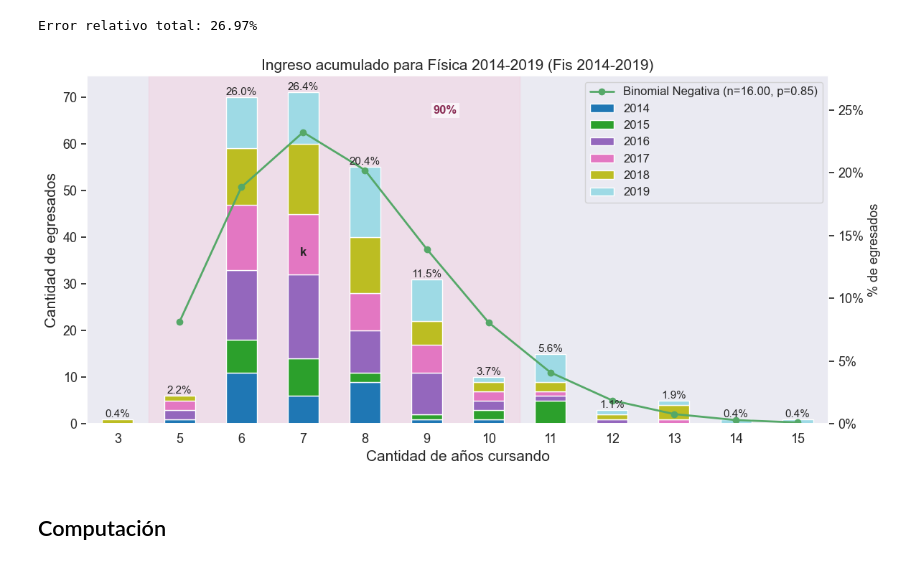
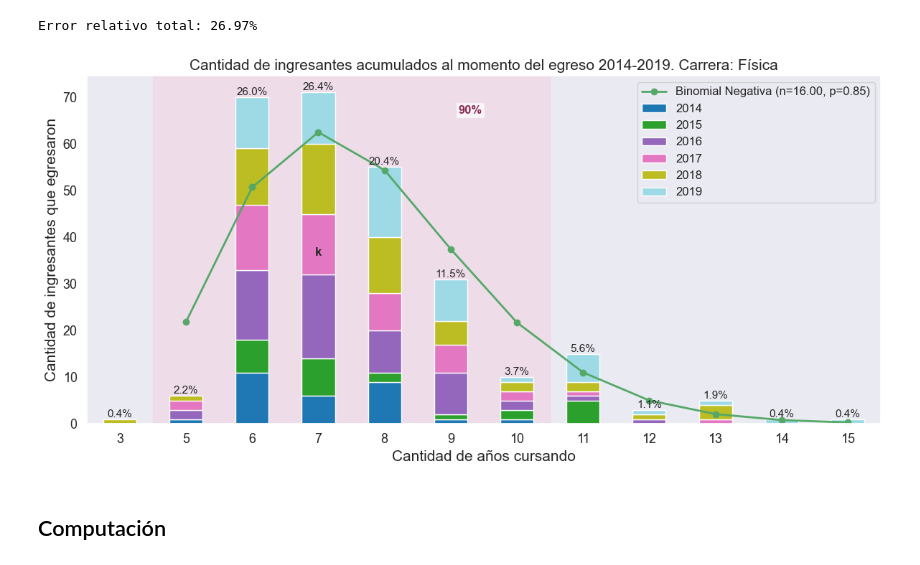
Before and after one commit to solcalloni/modelos-para-prediccion-de-abandono, a Jupyter notebook: packages/exploratory-data-analysis/FCEN_2005_2025/07-binomial.ipynb, the cells around one changed output. Cells and saved outputs as stored; diff of their text form; code cells hidden in the pictures.

```diff
--- a/packages/exploratory-data-analysis/FCEN_2005_2025/07-binomial.ipynb
+++ b/packages/exploratory-data-analysis/FCEN_2005_2025/07-binomial.ipynb
@@ -326,8 +326,8 @@ import matplotlib.pyplot as plt
 fig, ax = plt.subplots(figsize=(12, 6))
 resumen_por_cohorte_2014_2019.plot(kind="bar", stacked=True, ax=ax, colormap="tab20")
 ax.set_xlabel("Cantidad de años cursando", fontsize=15)
-ax.set_ylabel("Cantidad de egresados", fontsize=15)
-ax.set_title(f"Ingreso acumulado para Física 2014-2019 (Fis 2014-2019)", fontsize=15)
+ax.set_ylabel("Cantidad de ingresantes que egresaron", fontsize=15)
+ax.set_title(f"Cantidad de ingresantes acumulados al momento del egreso 2014-2019. Carrera: Física", fontsize=15)
 ax.tick_params(axis="x", rotation=0, labelsize=13)
 ax.tick_params(axis="y", labelsize=13)
 
@@ -374,39 +374,35 @@ if mejor_tramo is not None:
     )
 
 valor_k = resumen_por_cohorte_2014_2019.index[pos_k]
 altura_k = cantidades[pos_k]/2
 ax.text(
     pos_k,
     altura_k,
     f"k",
     ha="center",
     va="bottom",
     fontsize=12,
     fontweight="bold",
 )
 
 # Curva Binomial Negativa
 # Nota: sumamos shift para devolver la curva a su posición original en el eje X
 x_plot = np.arange(len(x_teorico))  # 0,1,2,... igual que las barras
 
 plt.plot(x_plot + 1, y_teorico, 'go-', lw=2,
             label=f'Binomial Negativa (n={n_est:.2f}, p={p_est:.2f})')
 
 grand_total = total_por_tiempo_2014_2019["total_egreso"].sum()
 for i, tc in enumerate(resumen_por_cohorte_2014_2019.index):
     total_height = resumen_por_cohorte_2014_2019.loc[tc].sum()
     proporcion_simple = (total_height / grand_total) if grand_total else 0
     ax.text(i, total_height, f"{proporcion_simple:.1%}", ha="center", va="bottom", fontsize=11)
-ax_right2 = ax.twinx()
-ax_right2.set_ylim(ax.get_ylim()[0] / grand_total, ax.get_ylim()[1] / grand_total)
-ax_right2.yaxis.set_major_formatter(plt.FuncFormatter(lambda y, _: f"{y:.0%}"))
-ax_right2.tick_params(axis="y", labelsize=13)
-ax_right2.set_ylabel("% de egresados", fontsize=13)
+
 ax.legend(fontsize=12)
 plt.tight_layout()
 plt.show()
 # %% [output]
-[figure, old version]
+[figure, new version]
 # %% [markdown]
 ## Computación
 # %%
```
Also changed, not shown: parts of 4 cells of this notebook, 3 other files.
